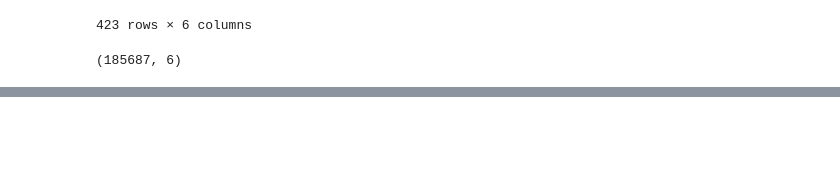
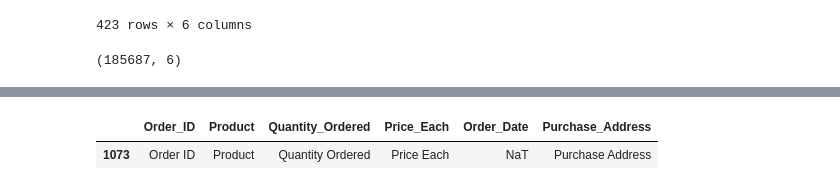
Before and after one commit to qochieng/Power-BI-dashboard-project, a Jupyter notebook: dashboard.ipynb, the cells around one changed output, grey strips where cells are left out. Drawn from its saved outputs; the diff is of its cells as text; code cells hidden in the pictures; blank space fills up the shorter version.

Commit message:
Data understanding

```diff
--- a/dashboard.ipynb
+++ b/dashboard.ipynb
@@ -240,0 +327,18 @@ df.shape
+# %%
+# To change the Order_date column to uniform
+
+def date(row):
+    order_date = row['Order_Date']
+    if isinstance(order_date, str) and order_date.startswith('Timestamp'):
+        order_date = order_date.replace('Timestamp()','').strip()  # Assuming 'Timestamp()' is a placeholder
+        try:
+            return pd.to_datetime(order_date, format='%Y-%m-%d %H:%M:%S')
+        except ValueError:
+            return None  # Return None if the date string cannot be parsed
+    else:
+        try:
+            return pd.to_datetime(order_date)
+        except ValueError:
+            return None
+# %%
+df['Order_Date'] = df.apply(date, axis=1)
@@ -240,0 +359,12 @@ df.shape
+# %%
+
+mask = df['Quantity_Ordered'] == 'Quantity Ordered'
+
+# Apply the mask to filter rows where 'Quantity_Ordered' equals 'Quantity Ordered'
+filtered_df = df[mask]
+
+# Display the filtered DataFrame
+filtered_df
+# %% [output]
+|  | Order_ID | Product | Quantity_Ordered | Price_Each | Order_Date | Purchase_Address |
+| 1073 | Order ID | Product | Quantity Ordered | Price Each | NaT | Purchase Address |
```
Also changed, not shown: parts of 21 cells of this notebook.
